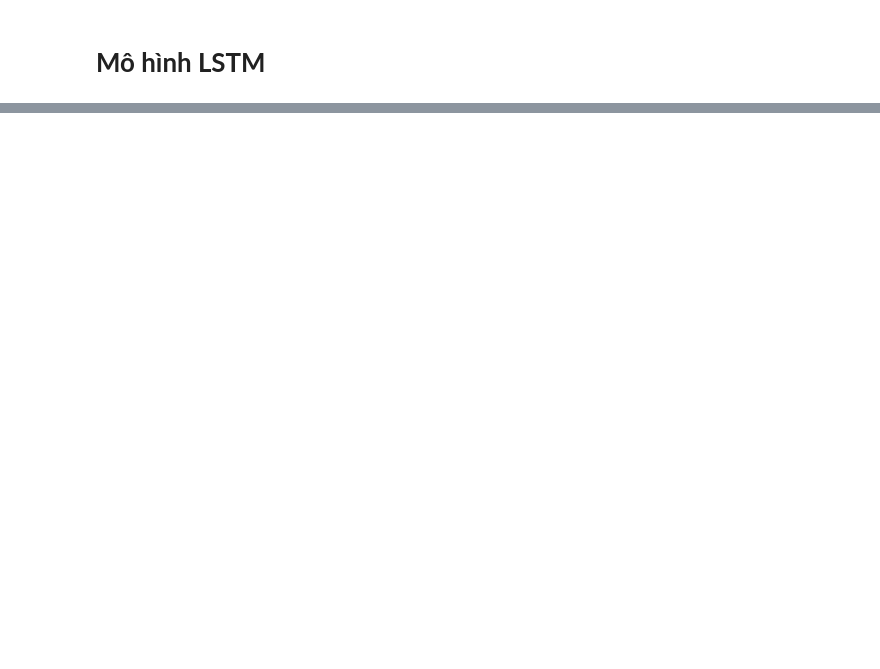
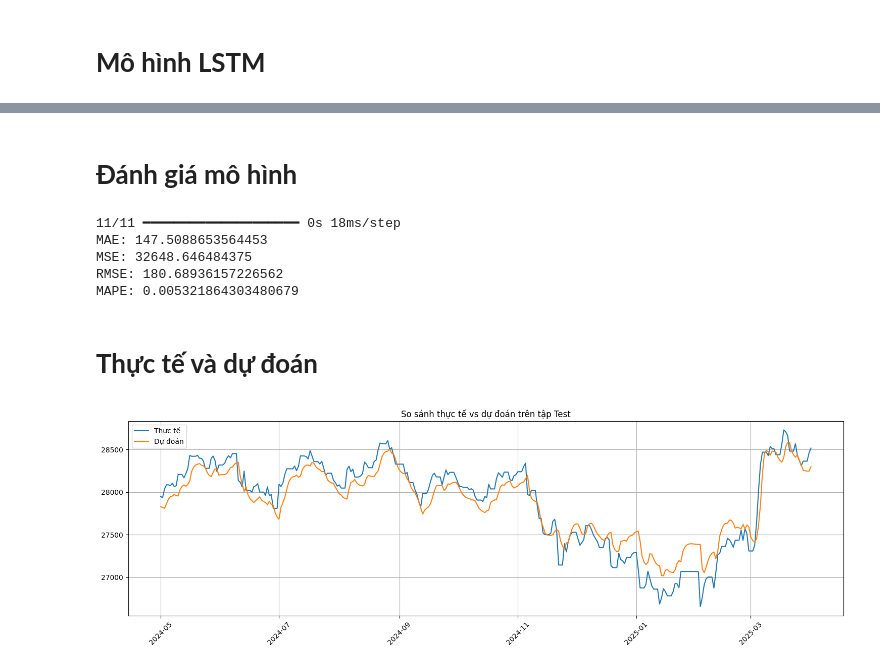
Before and after one commit to nggiang63/eur-vnd-exchange-rate, a Jupyter notebook: notebooks/lstm.ipynb, the cells around one changed output, grey strips where cells are left out. Saved outputs shown, nothing was run; the diff lists cells and outputs as text; code cells hidden in the pictures; blank space fills up the shorter version.

```diff
--- a/notebooks/lstm.ipynb
+++ b/notebooks/lstm.ipynb
@@ -30,0 +33,4 @@ train_timestamps, test_timestamps = timestamps[:train_size], timestamps[train_si
+# %%
+scaler = MinMaxScaler(feature_range=(0, 1))
+data_scaled = scaler.fit_transform(data)
+df_scaled = pd.DataFrame(data_scaled, index=data.index, columns=["Sell"])
@@ -58,3 +59,7 @@ X_test.shape
+# %%
+# Reshape input cho LSTM: (samples, time steps, features)
+X_train = X_train.reshape(-1, seq_length, 1)
+X_test = X_test.reshape(-1, seq_length, 1)
 # %% [markdown]
 # **Mô hình LSTM**
 # %%
@@ -154,0 +138,40 @@ NameError: name 'best_hp' is not defined
+# %% [markdown]
+# **Đánh giá mô hình**
+# %%
+best_model = load_model(r"C:\Users\DELL\Downloads\eur-vnd-exchange-rate\models\LSTM\best_lstm.h5", compile=False)
+y_pred = best_model.predict(X_test).flatten()
+
+# Inverse transform về giá gốc
+y_test_actual = scaler.inverse_transform(y_test.reshape(-1,1)).flatten()
+y_pred_actual = scaler.inverse_transform(y_pred.reshape(-1,1)).flatten()
+
+# Metrics
+mae = mean_absolute_error(y_test_actual, y_pred_actual)
+mse = mean_squared_error(y_test_actual, y_pred_actual)
+rmse = np.sqrt(mse)
+mape = mean_absolute_percentage_error(y_test_actual, y_pred_actual)
+
+print(f"MAE: {mae}")
+print(f"MSE: {mse}")
+print(f"RMSE: {rmse}")
+print(f"MAPE: {mape}")
+# %% [output]
+11/11 ━━━━━━━━━━━━━━━━━━━━ 0s 18ms/step
+MAE: 147.5088653564453
+MSE: 32648.646484375
+RMSE: 180.68936157226562
+MAPE: 0.005321864303480679
+# %% [markdown]
+# **Thực tế và dự đoán**
+# %%
+plt.figure(figsize=(15,5))
+plt.plot(time_test, y_test_actual, label="Thực tế")
+plt.plot(time_test, y_pred_actual, label="Dự đoán")
+plt.legend()
+plt.title("So sánh thực tế vs dự đoán trên tập Test")
+plt.xticks(rotation=45)
+plt.grid(True)
+plt.tight_layout()
+plt.show()
+# %% [output]
+[figure, added]
```
Also changed, not shown: parts of 15 cells of this notebook, 50 other files.
